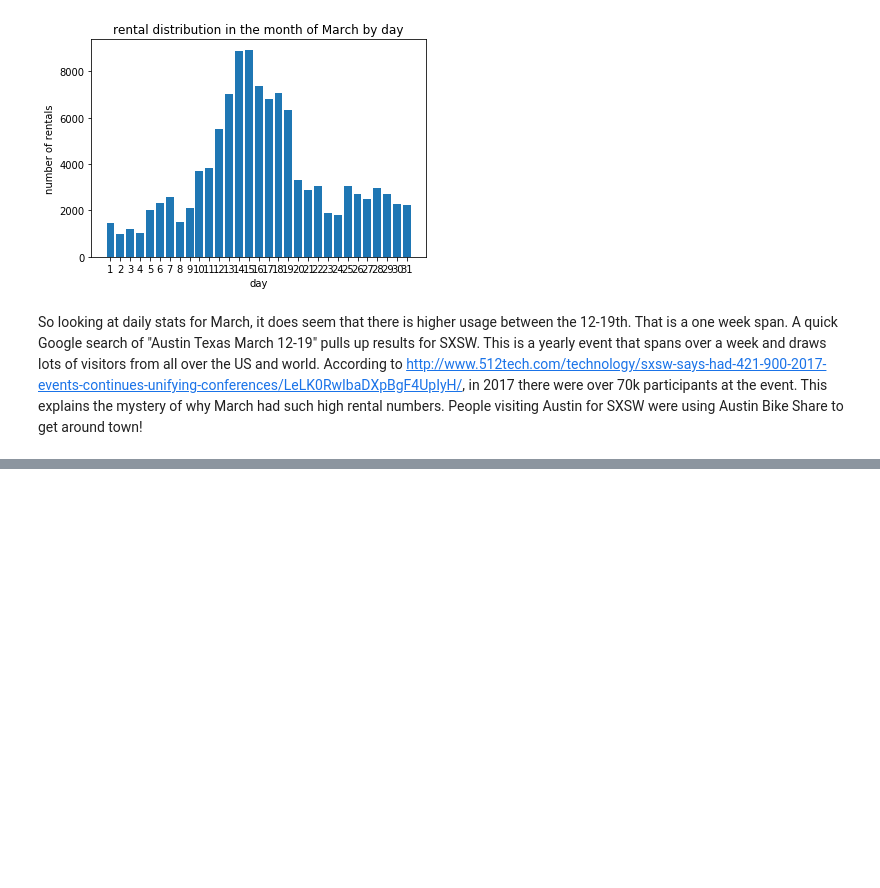
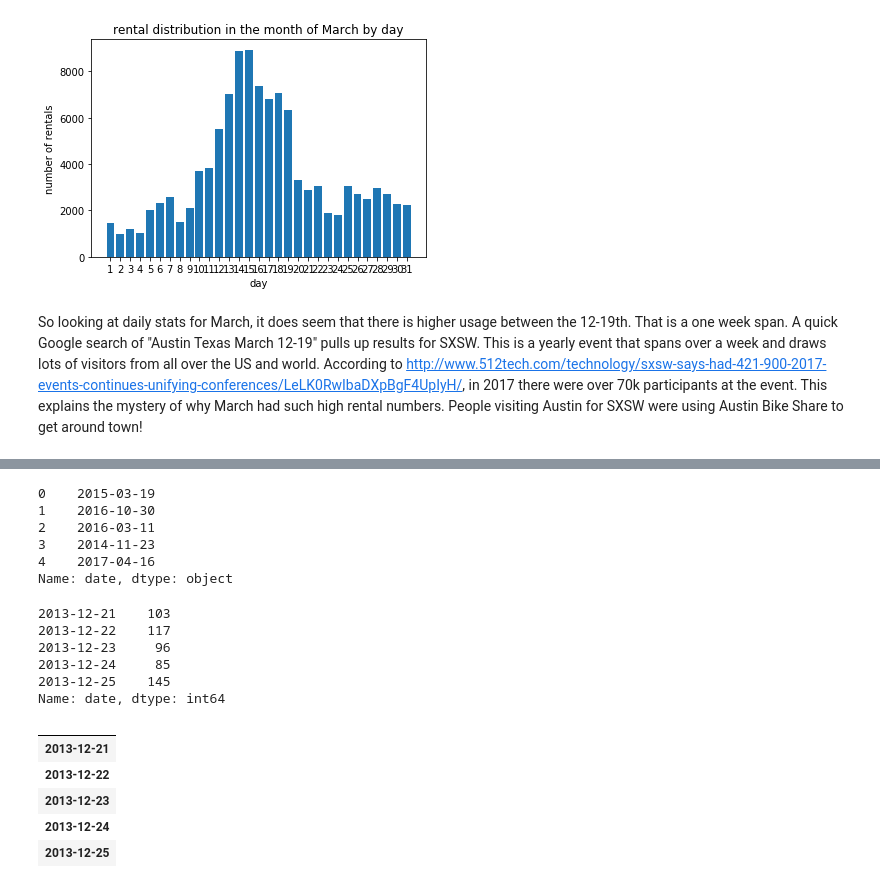
Before and after one commit to Mannequintessential/machine-learning-udacity-course, a Jupyter notebook: projects/capstone/bike-share-analysis.ipynb, the cells around one changed output, grey strips where cells are left out. Saved outputs shown, nothing was run; the diff lists cells and outputs as text; code cells hidden in the pictures; blank space fills up the shorter version.

```diff
--- a/projects/capstone/bike-share-analysis.ipynb
+++ b/projects/capstone/bike-share-analysis.ipynb
@@ -248,0 +273,13 @@ So looking at daily stats for March, it does seem that there is higher usage bet
+# %%
+# add a date column that contains
+import dateutil.parser
+trips['date'] = trips['start_time'].map(lambda x: dateutil.parser.parse(x).date())
+trips['date'] = trips['date'].map(lambda x: x.strftime('%Y-%m-%d'))
+trips['date'].head()
+# %% [output]
+0    2015-03-19
+1    2016-10-30
+2    2016-03-11
+3    2014-11-23
+4    2017-04-16
+Name: date, dtype: object
@@ -248,0 +295,21 @@ So looking at daily stats for March, it does seem that there is higher usage bet
+# %%
+tripCount = trips.date.value_counts()
+tripCount.sort_index(inplace=True)
+tripCount.head()
+# %% [output]
+2013-12-21    103
+2013-12-22    117
+2013-12-23     96
+2013-12-24     85
+2013-12-25    145
+Name: date, dtype: int64
+# %%
+tripInfo = pd.DataFrame(index=days)
+tripInfo.head()
+# %% [output]
+|  |
+| 2013-12-21 |
+| 2013-12-22 |
+| 2013-12-23 |
+| 2013-12-24 |
+| 2013-12-25 |
```
Also changed, not shown: parts of 8 cells of this notebook.
